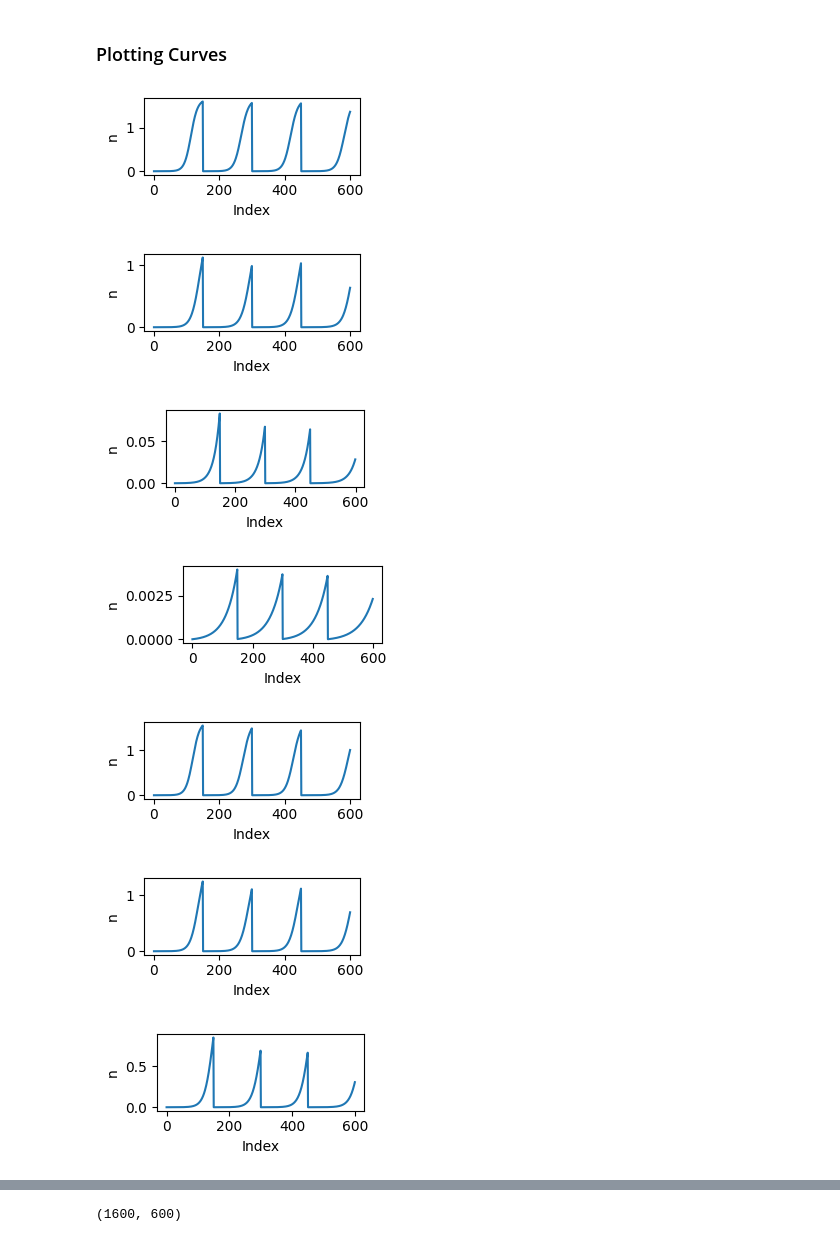
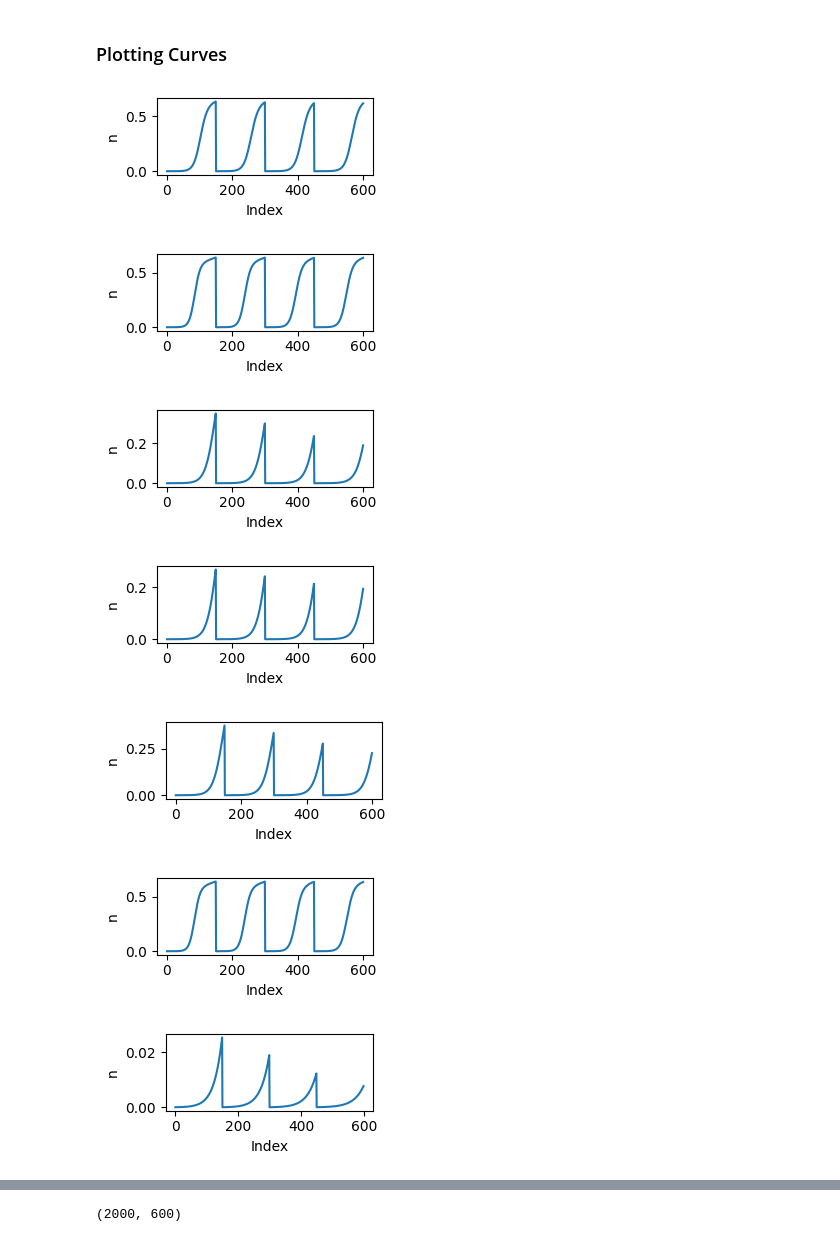
Before and after one commit to wxrderek/vae-bacteria-growth-Math466, a Jupyter notebook: growth_simulation.ipynb, the cells around one changed output, grey strips where cells are left out. Saved outputs shown, nothing was run; the diff lists cells and outputs as text; code cells hidden in the pictures.

```diff
--- a/growth_simulation.ipynb
+++ b/growth_simulation.ipynb
@@ -227,38 +233,38 @@ Simulations completed: 1600/1600
 data_array = np.load('simulated_data\\curves1k.npz')['curves']
 
 # conditions
-conditions = [(1e5, 1e5, 15e4, 0), (1e10, 1e5, 15e4, 2.5e5), (1e5, 1e10, 15e4, 2.5e5), (1e5, 1e5, 15e4, 5e5)]
+conditions = [(1.5e5, 0.5e5, 5e4, 0), (1.5e5, 0.5e5, 5e4, 0.5e5), (1.5e5, 1e5, 5e4, 1e5), (1.5e5, 0.5e5, 5e4, 1.5e5)]
 num_strains_to_display = 10
 
 # store all concatenated S+R values
 all_n_values = np.empty((data_array.shape[0], (data_array.shape[1])*(data_array.shape[3])))
 
 # tterate over all strains
 for strain_index in range(data_array.shape[0]):
     # extract and concatenate the S+R values for all conditions
     all_n_values[strain_index, :] = np.concatenate([data_array[strain_index, condition_index, 2, :] for condition_index in range(data_array.shape[1])])
 
     # if this is one of the top strains, create a figure and plot the curves
     if strain_index < num_strains_to_display:
         fig, ax = plt.subplots(figsize=(3, 1.5))
 
         # Plot the concatenated 'n' curve in this figure
         ax.plot(all_n_values[strain_index, :])
 
         # Set title of this figure to the current strain
         ax.set_xlabel('Index')
         ax.set_ylabel('n')
 
         # Show the figure
         plt.tight_layout()
         plt.show()
 
 print(all_n_values.shape)
 # %% [output]
-[figure, old version]
+[figure, new version]
-[figure, old version]
+[figure, new version]
-[figure, old version]
+[figure, new version]
-[figure, old version]
+[figure, new version]
-[figure, old version]
+[figure, new version]
-[figure, old version]
+[figure, new version]
-[figure, old version]
+[figure, new version]
@@ -268 +274 @@ print(all_n_values.shape)
-(1600, 600)
+(2000, 600)
```
Also changed, not shown: parts of 3 cells of this notebook, 2 other files.
